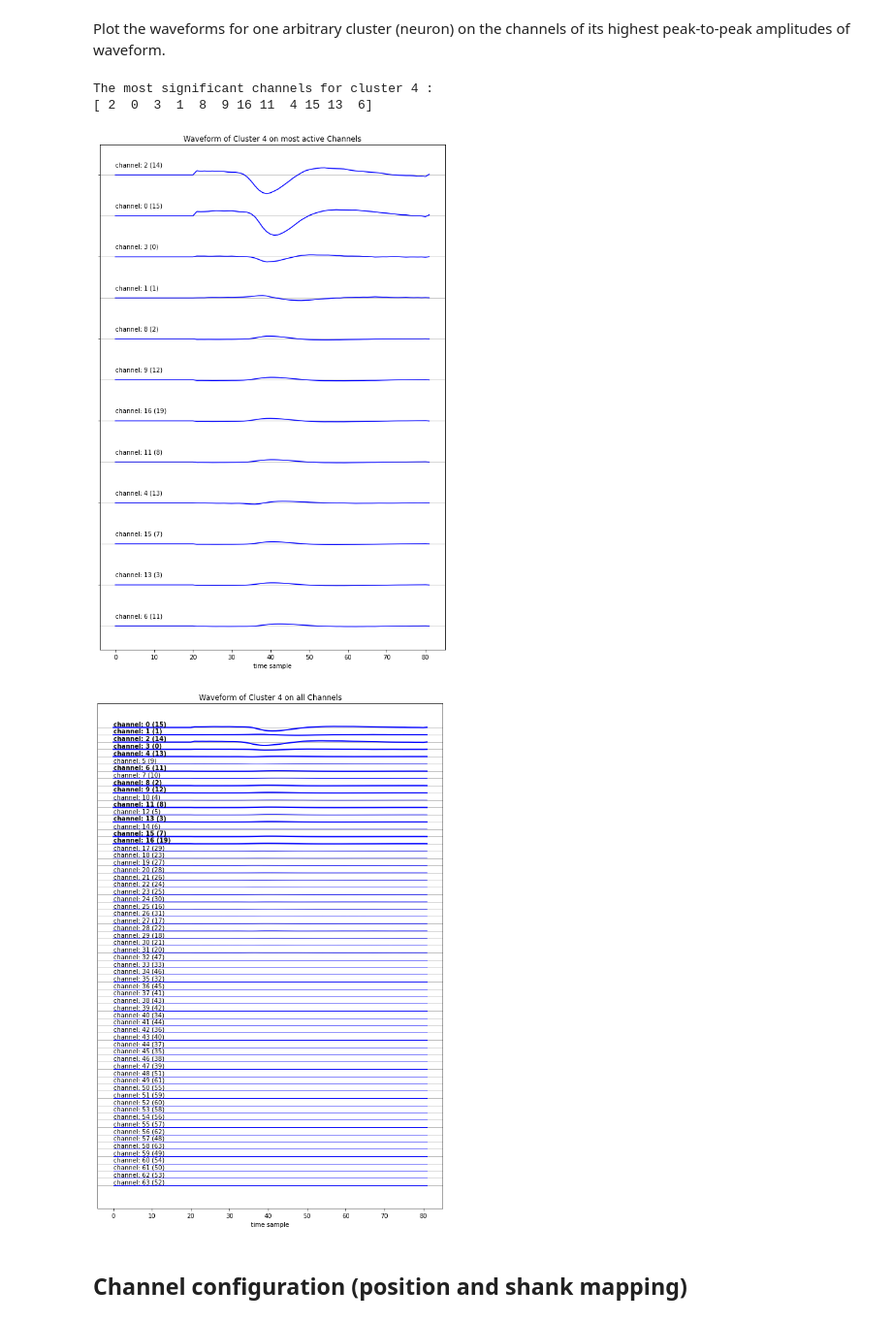
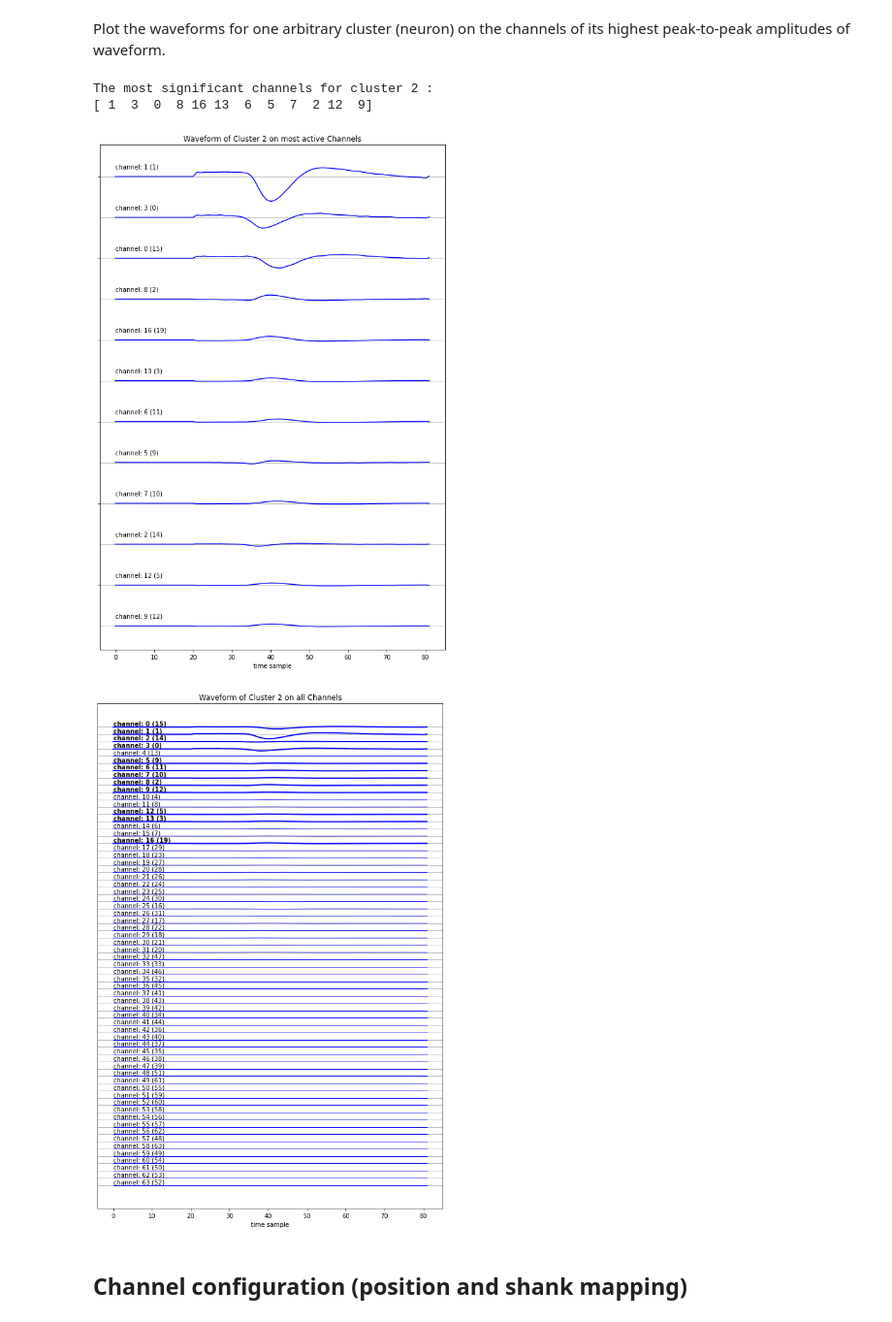
Before and after one commit to kevin-allen/spikeA, a Jupyter notebook: docs_notebooks/cluster-template_waveform_channels.ipynb, the cells around one changed output. Shown at 97% size. Cells and saved outputs as stored; diff of their text form; code cells hidden in the pictures.

```diff
--- a/docs_notebooks/cluster-template_waveform_channels.ipynb
+++ b/docs_notebooks/cluster-template_waveform_channels.ipynb
@@ -84,7 +84,8 @@ set session name
 # name="pk3864-14022022-0109"
 # name="pk3864-15022022-0109"
 # name="pk3864-16022022-0101"
-name="pk3855-21022022-0101"
+# name="pk3855-21022022-0101"
+name="pk3855-24022022-0101"
 # %% [markdown]
 Check the path
 # %%
@@ -236,8 +235,8 @@ channels = ses.get_channels_from_cluster(cluster, 12)
 print("The most significant channels for cluster", cluster,":")
 print(channels)
 # %% [output]
-The most significant channels for cluster 4 :
-[ 2  0  3  1  8  9 16 11  4 15 13  6]
+The most significant channels for cluster 2 :
+[ 1  3  0  8 16 13  6  5  7  2 12  9]
 # %%
 # plot on selected channels
 
@@ -245,7 +244,7 @@ plt.figure(figsize=(10,15))
 
 for i,channel in enumerate(channels):
 
-    channel_mapped, waveform = ses.get_waveform(cluster, channel) # get_waveform (of template / of cluster)
+    channel_mapped, waveform = ses.get_waveform_from_cluster(cluster, channel) # get_waveform (of template / of cluster)
 
     plt.axhline( y = -i*.5 , color="grey" , lw=.5 )
     label = "channel: "+str(channel)+" ("+str(channel_mapped)+")"
@@ -258,34 +257,34 @@ ax.set(yticklabels=[])
 plt.title("Waveform of Cluster "+str(cluster)+" on most active Channels")
 plt.show()
 # %% [output]
-[figure, old version]
+[figure, new version]
 # %%
 # plot all channels
 
 channels_all = range(ses.wv_channels)
 
 plt.figure(figsize=(10,15))
 
 for i,channel in enumerate(channels_all):
-    channel_mapped, waveform = ses.get_waveform(cluster, channel)
+    channel_mapped, waveform = ses.get_waveform_from_cluster(cluster, channel)
 
     plot_style = [2.,'bold'] if channel in channels else [.9, 'normal']
 
     plt.axhline( y = -i*.5 , color="grey" , lw=.5 )
     label = "channel: "+str(channel)+" ("+str(channel_mapped)+")"
     plt.plot( waveform -i*.5 , label=label , color="blue" , lw=plot_style[0])
     plt.text( s= label , x=0, y=-i*.5 +.1 , weight=plot_style[1])
 plt.xlabel("time sample")
 #plt.legend()
 ax = plt.gca()
 ax.set(yticklabels=[])  # remove the tick labels
 ax.set(ylabel=None)  # remove the y-axis label
 ax.tick_params(left=False)  # remove the ticks
 
 plt.title("Waveform of Cluster "+str(cluster)+" on all Channels")
 plt.show()
 # %% [output]
-[figure, old version]
+[figure, new version]
 # %% [markdown]
 ## Channel configuration (position and shank mapping)
 # %%
```
Also changed, not shown: parts of 13 cells of this notebook.
